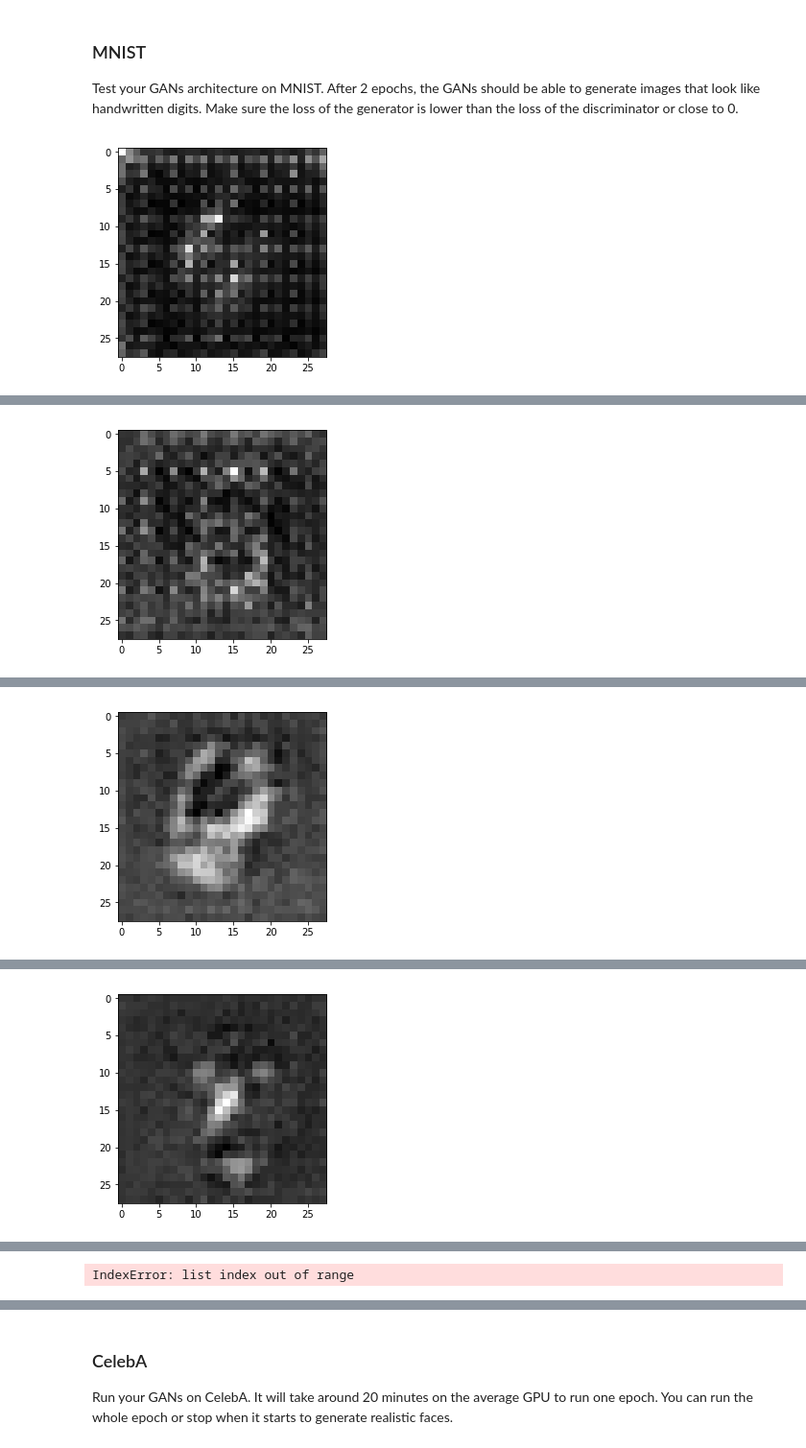
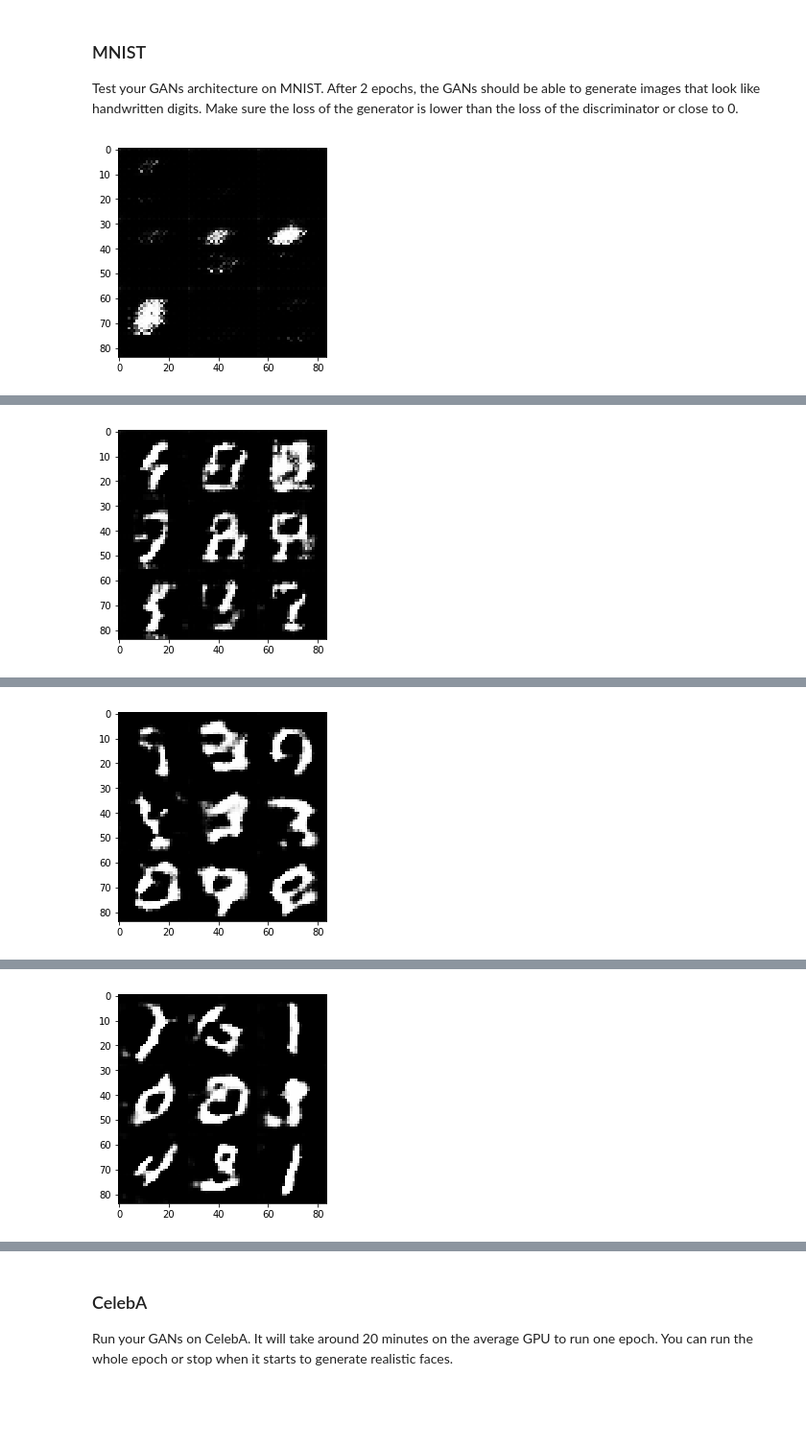
Before and after one commit to joshnewnham/udacity_nd101_project5, a Jupyter notebook: dlnd_face_generation.ipynb, the cells around one changed output, grey strips where cells are left out. Shown at 96% size. Cells and saved outputs as stored; diff of their text form; code cells hidden in the pictures; blank space fills up the shorter version.

```diff
--- a/dlnd_face_generation.ipynb
+++ b/dlnd_face_generation.ipynb
@@ -10,10 +10,10 @@ Since the celebA dataset is complex and you're doing GANs in a project for the f
 
 If you're using [FloydHub](https://www.floydhub.com/), set `data_dir` to "/input" and use the [FloydHub data ID](http://docs.floydhub.com/home/using_datasets/) "R5KrjnANiKVhLWAkpXhNBe".
 # %%
-data_dir = './data'
+#data_dir = './data'
 
 # FloydHub - Use with data ID "R5KrjnANiKVhLWAkpXhNBe"
-#data_dir = '/input'
+data_dir = '/input'
 
 
 """
@@ -335,7 +341,7 @@ Use the `show_generator_output` to show `generator` output while you train. Runn
 # %%
 
 def train(epoch_count, batch_size, z_dim, learning_rate, beta1, get_batches,
-          data_shape, data_image_mode, alpha=0.2):
+          data_shape, data_image_mode, alpha=0.2, smooth=0.1):
     """
     Train the GAN
     :param epoch_count: Number of epochs
@@ -348,16 +354,16 @@ def train(epoch_count, batch_size, z_dim, learning_rate, beta1, get_batches,
     :param data_image_mode: The image mode to use for images ("RGB" or "L")
     """
     # TODO: Build Model
-    tf.reset_default_graph()
+    #tf.reset_default_graph()
 
-    out_channel_dim = 3 if data_image_mode == "RGB" else 1
+    out_channel_dim = data_shape[3] # 3 if data_image_mode == "RGB" else 1
 
     input_real, input_z, learning_rate_ph = model_inputs(data_shape[1],
                                                         data_shape[2],
                                                         out_channel_dim,
                                                         z_dim)
 
-    d_loss, g_loss = model_loss(input_real, input_z, out_channel_dim, alpha=alpha)
+    d_loss, g_loss = model_loss(input_real, input_z, out_channel_dim, alpha=alpha, smooth=smooth)
 
     d_train_opt, g_train_opt = model_opt(d_loss, g_loss, learning_rate_ph, beta1)
 
@@ -365,7 +371,7 @@ def train(epoch_count, batch_size, z_dim, learning_rate, beta1, get_batches,
     print_every = 100
     losses = []
 
-    saver = tf.train.Saver(var_list=g_vars)
+    #saver = tf.train.Saver(var_list=g_vars)
 
     with tf.Session() as sess:
         sess.run(tf.global_variables_initializer())
@@ -373,6 +379,8 @@ def train(epoch_count, batch_size, z_dim, learning_rate, beta1, get_batches,
             for batch_images in get_batches(batch_size):
                 # TODO: Train Model
                 steps += 1
+
+                batch_images = batch_images * 2
 
                 # Sample random noise for G
                 batch_z = np.random.uniform(-1, 1, size=(batch_size, z_dim))
@@ -392,31 +400,34 @@ def train(epoch_count, batch_size, z_dim, learning_rate, beta1, get_batches,
                 if steps % print_every == 0:
                     # At the end of each epoch, get the losses and print them out
                     show_generator_output(sess,
-                                          3, # number of images to display
+                                          10, # number of images to display
                                           input_z,
                                           out_channel_dim,
                                           data_image_mode)
 
-            # At the end of each epoch, get the losses and print them out
-            train_loss_d = sess.run(d_loss, {input_z: batch_z, input_real: batch_images})
-            train_loss_g = g_loss.eval({input_z: batch_z})
+                    # At the end of each epoch, get the losses and print them out
+                    train_loss_d = sess.run(d_loss, {input_z: batch_z, input_real: batch_images})
+                    train_loss_g = g_loss.eval({input_z: batch_z})
 
-            print("Epoch {}/{}...".format(e+1, epochs),
-                  "Discriminator Loss: {:.4f}...".format(train_loss_d),
-                  "Generator Loss: {:.4f}".format(train_loss_g))
+                    print("Epoch {}/{}...".format(epoch_i+1, epoch_count),
+                          "Discriminator Loss: {:.4f}...".format(train_loss_d),
+                          "Generator Loss: {:.4f}".format(train_loss_g))
 
-            # Save losses to view after training
-            losses.append((train_loss_d, train_loss_g))
+                    # Save losses to view after training
+                    losses.append((train_loss_d, train_loss_g))
 
-        saver.save(sess, './checkpoints/generator.ckpt')
+        #saver.save(sess, './checkpoints/generator.ckpt')
 # %% [markdown]
 ### MNIST
 Test your GANs architecture on MNIST.  After 2 epochs, the GANs should be able to generate images that look like handwritten digits.  Make sure the loss of the generator is lower than the loss of the discriminator or close to 0.
 # %%
 batch_size = 100
 z_dim = 100
-learning_rate = 0.0002
+learning_rate = 0.002
 beta1 = 0.5
+alpha = 0.01
+# Smoothing
+smooth = 0.1
 
 """
 DON'T MODIFY ANYTHING IN THIS CELL THAT IS BELOW THIS LINE
@@ -426,6 +437,6 @@ epochs = 2
 mnist_dataset = helper.Dataset('mnist', glob(os.path.join(data_dir, 'mnist/*.jpg')))
 with tf.Graph().as_default():
     train(epochs, batch_size, z_dim, learning_rate, beta1, mnist_dataset.get_batches,
-          mnist_dataset.shape, mnist_dataset.image_mode)
+          mnist_dataset.shape, mnist_dataset.image_mode, alpha=alpha, smooth=smooth)
 # %% [output]
-[figure, old version]
+[figure, new version]
@@ -432 +444 @@ with tf.Graph().as_default():
-[figure, old version]
+[figure, new version]
@@ -433 +446 @@ with tf.Graph().as_default():
-[figure, old version]
+[figure, new version]
@@ -434 +448 @@ with tf.Graph().as_default():
-[figure, old version]
+[figure, new version]
@@ -443 +450,0 @@ with tf.Graph().as_default():
-IndexError: list index out of range
```
Also changed, not shown: parts of 11 cells of this notebook, 1 other file.
